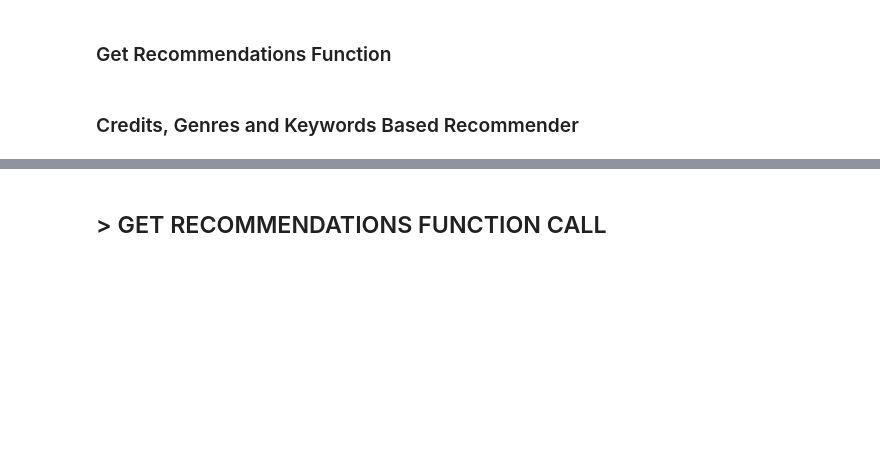
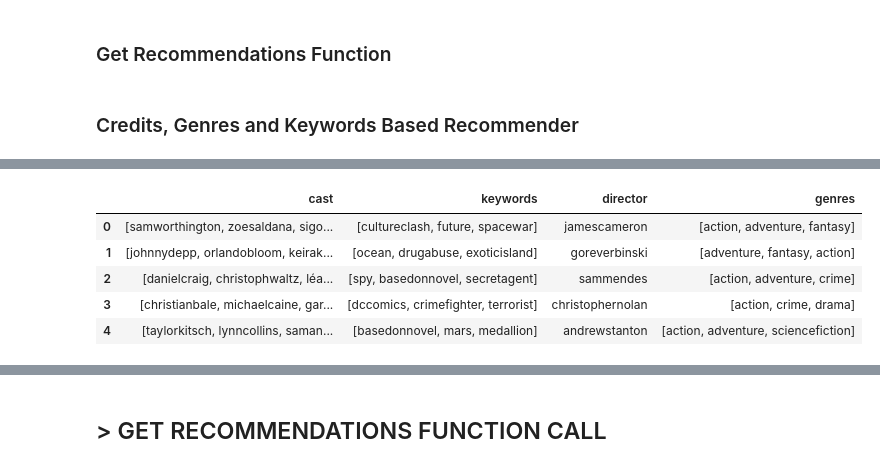
Before and after one commit to arjunmahesh1/compsci216, a Jupyter notebook: movie-recommendations.ipynb, the cells around one changed output, grey strips where cells are left out. Cells and saved outputs as stored; diff of their text form; code cells hidden in the pictures; blank space fills up the shorter version.

```diff
--- a/movie-recommendations.ipynb
+++ b/movie-recommendations.ipynb
@@ -171,8 +171,17 @@ def clean_data(x):
 # %%
 features = ['cast', 'keywords', 'director', 'genres']
 
 for feature in features:
     df2[feature] = df2[feature].apply(clean_data)
+
+df2[features].head()
+# %% [output]
+|  | cast | keywords | director | genres |
+| 0 | [samworthington, zoesaldana, sigo... | [cultureclash, future, spacewar] | jamescameron | [action, adventure, fantasy] |
+| 1 | [johnnydepp, orlandobloom, keirak... | [ocean, drugabuse, exoticisland] | goreverbinski | [adventure, fantasy, action] |
+| 2 | [danielcraig, christophwaltz, léa... | [spy, basedonnovel, secretagent] | sammendes | [action, adventure, crime] |
+| 3 | [christianbale, michaelcaine, gar... | [dccomics, crimefighter, terrorist] | christophernolan | [action, crime, drama] |
+| 4 | [taylorkitsch, lynncollins, saman... | [basedonnovel, mars, medallion] | andrewstanton | [action, adventure, sciencefiction] |
 # %%
 def create_soup(x):
     return ' '.join(x['keywords']) + ' ' + ' '.join(x['cast']) + ' ' + x['director'] + ' ' + ' '.join(x['genres'])
```
Also changed, not shown: parts of 3 cells of this notebook.
